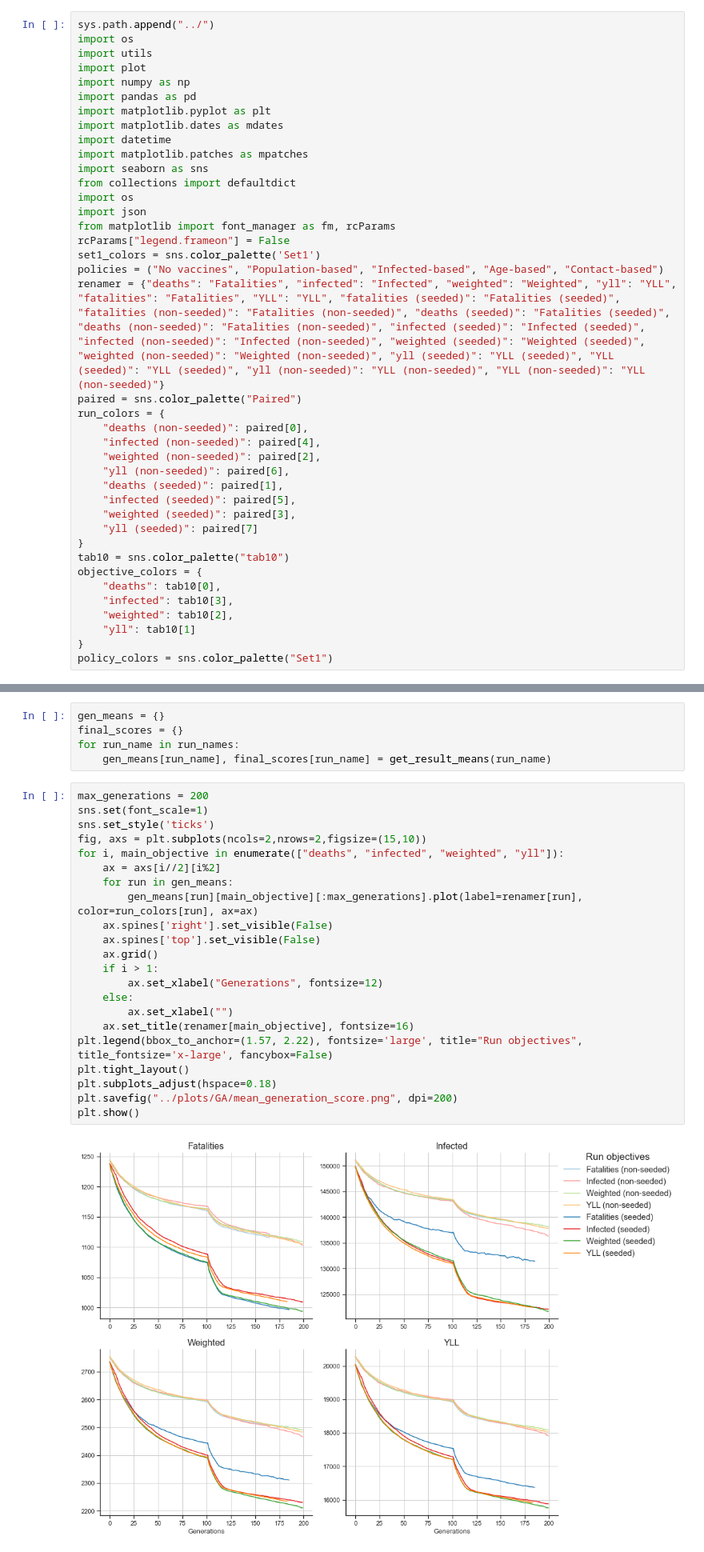
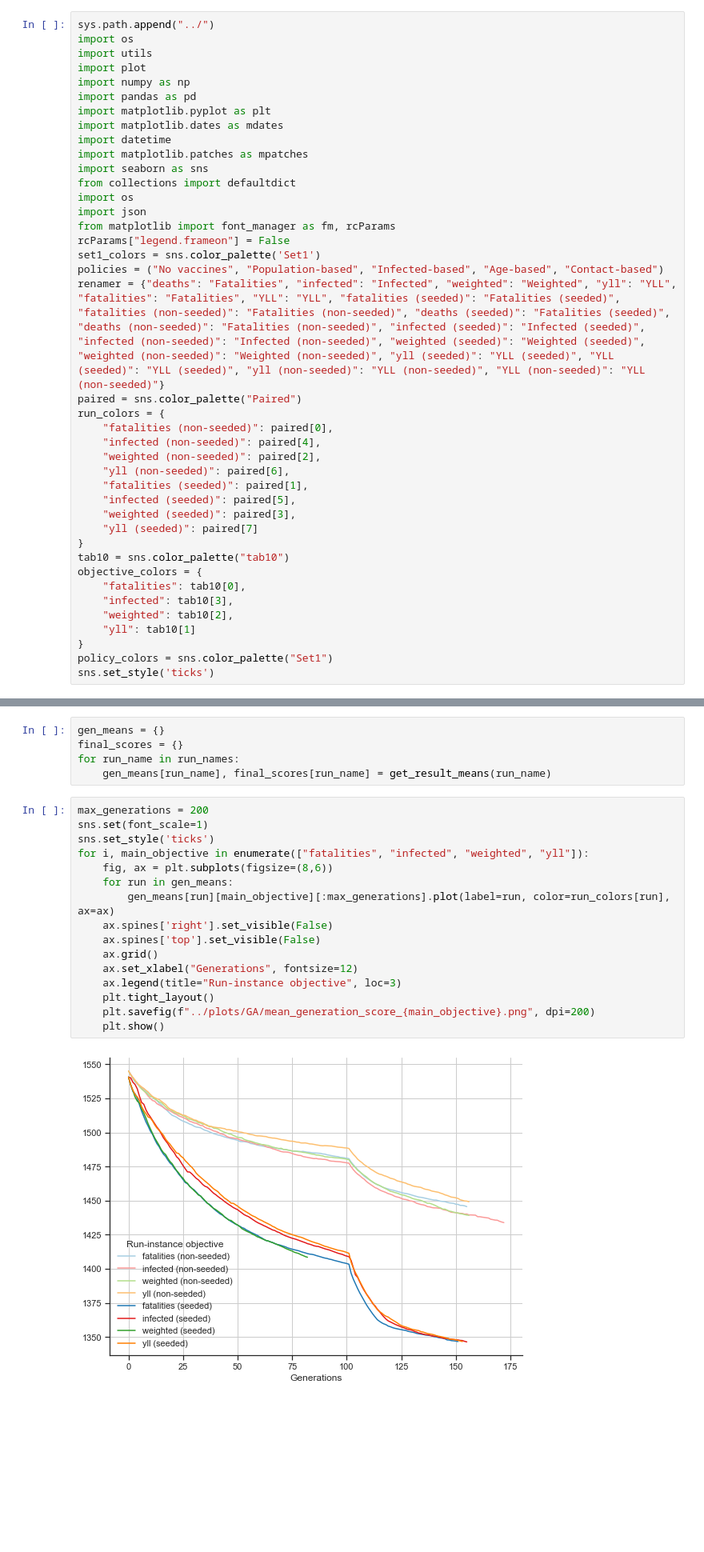
Before and after one commit to bendiknordeng/Epidemiologic-Strategies, a Jupyter notebook: notebooks/computational_study_ga.ipynb, the cells around one changed output, grey strips where cells are left out. Shown at 80% size. Saved outputs shown, nothing was run; the diff lists cells and outputs as text; blank space fills up the shorter version.

```diff
--- a/notebooks/computational_study_ga.ipynb
+++ b/notebooks/computational_study_ga.ipynb
@@ -20,23 +20,24 @@ policies = ("No vaccines", "Population-based", "Infected-based", "Age-based", "C
 renamer = {"deaths": "Fatalities", "infected": "Infected", "weighted": "Weighted", "yll": "YLL", "fatalities": "Fatalities", "YLL": "YLL", "fatalities (seeded)": "Fatalities (seeded)", "fatalities (non-seeded)": "Fatalities (non-seeded)", "deaths (seeded)": "Fatalities (seeded)", "deaths (non-seeded)": "Fatalities (non-seeded)", "infected (seeded)": "Infected (seeded)", "infected (non-seeded)": "Infected (non-seeded)", "weighted (seeded)": "Weighted (seeded)", "weighted (non-seeded)": "Weighted (non-seeded)", "yll (seeded)": "YLL (seeded)", "YLL (seeded)": "YLL (seeded)", "yll (non-seeded)": "YLL (non-seeded)", "YLL (non-seeded)": "YLL (non-seeded)"}
 paired = sns.color_palette("Paired")
 run_colors = {
-    "deaths (non-seeded)": paired[0],
+    "fatalities (non-seeded)": paired[0],
     "infected (non-seeded)": paired[4],
     "weighted (non-seeded)": paired[2],
     "yll (non-seeded)": paired[6],
-    "deaths (seeded)": paired[1],
+    "fatalities (seeded)": paired[1],
     "infected (seeded)": paired[5],
     "weighted (seeded)": paired[3],
     "yll (seeded)": paired[7]
 }
 tab10 = sns.color_palette("tab10")
 objective_colors = {
-    "deaths": tab10[0],
+    "fatalities": tab10[0],
     "infected": tab10[3],
     "weighted": tab10[2],
     "yll": tab10[1]
 }
 policy_colors = sns.color_palette("Set1")
+sns.set_style('ticks')
 # %%
 def read_all_results(dir_path):
     paths = os.listdir(dir_path)
@@ -96,24 +97,18 @@ for run_name in run_names:
 # %%
 max_generations = 200
 sns.set(font_scale=1)
 sns.set_style('ticks')
-fig, axs = plt.subplots(ncols=2,nrows=2,figsize=(15,10))
-for i, main_objective in enumerate(["deaths", "infected", "weighted", "yll"]):
-    ax = axs[i//2][i%2]
+for i, main_objective in enumerate(["fatalities", "infected", "weighted", "yll"]):
+    fig, ax = plt.subplots(figsize=(8,6))
     for run in gen_means:
-        gen_means[run][main_objective][:max_generations].plot(label=renamer[run], color=run_colors[run], ax=ax)
+        gen_means[run][main_objective][:max_generations].plot(label=run, color=run_colors[run], ax=ax)
     ax.spines['right'].set_visible(False)
     ax.spines['top'].set_visible(False)
     ax.grid()
-    if i > 1:
-        ax.set_xlabel("Generations", fontsize=12)
-    else:
-        ax.set_xlabel("")
-    ax.set_title(renamer[main_objective], fontsize=16)
-plt.legend(bbox_to_anchor=(1.57, 2.22), fontsize='large', title="Run objectives", title_fontsize='x-large', fancybox=False)
-plt.tight_layout()
-plt.subplots_adjust(hspace=0.18)
-plt.savefig("../plots/GA/mean_generation_score.png", dpi=200)
-plt.show()
+    ax.set_xlabel("Generations", fontsize=12)
+    ax.legend(title="Run-instance objective", loc=3)
+    plt.tight_layout()
+    plt.savefig(f"../plots/GA/mean_generation_score_{main_objective}.png", dpi=200)
+    plt.show()
 # %% [output]
-[figure, old version]
+[figure, new version]
```
Also changed, not shown: parts of 12 cells of this notebook, 11 other files.
